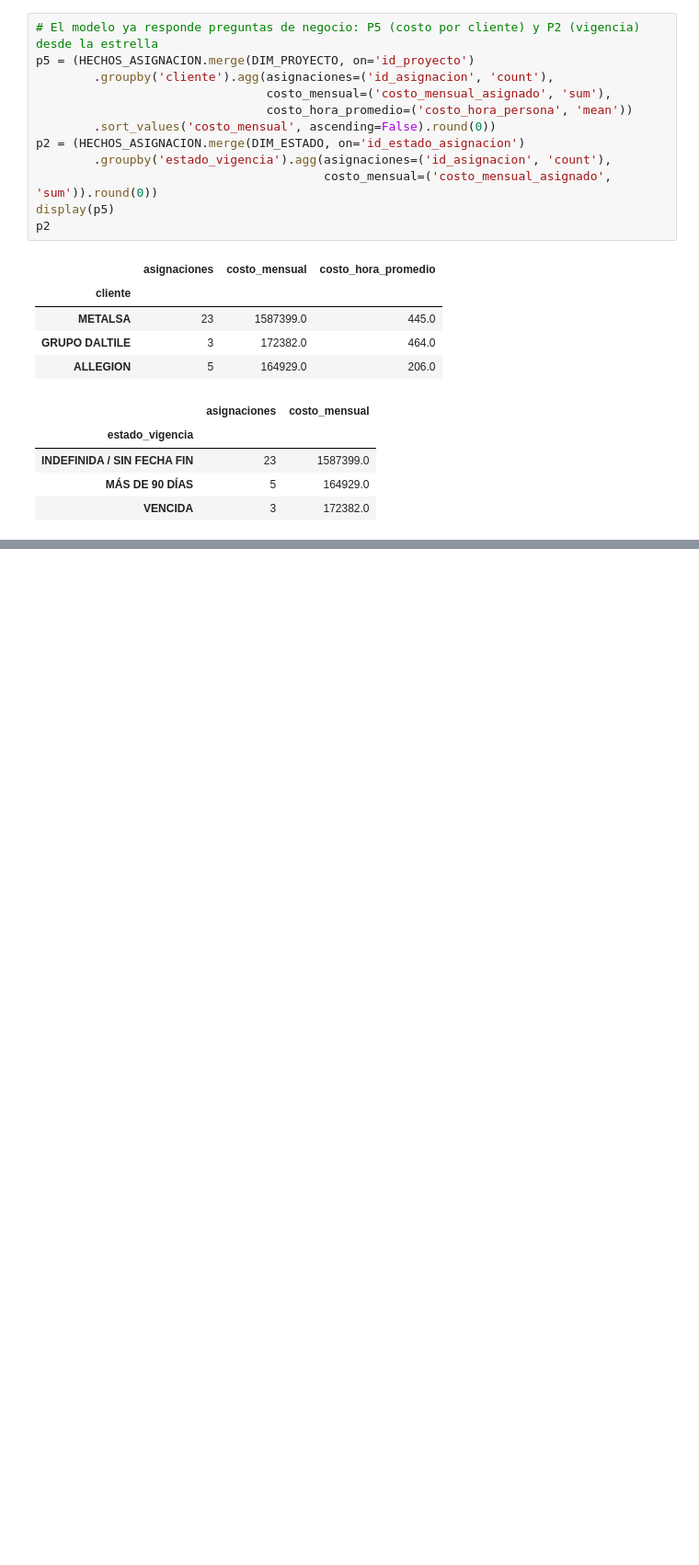
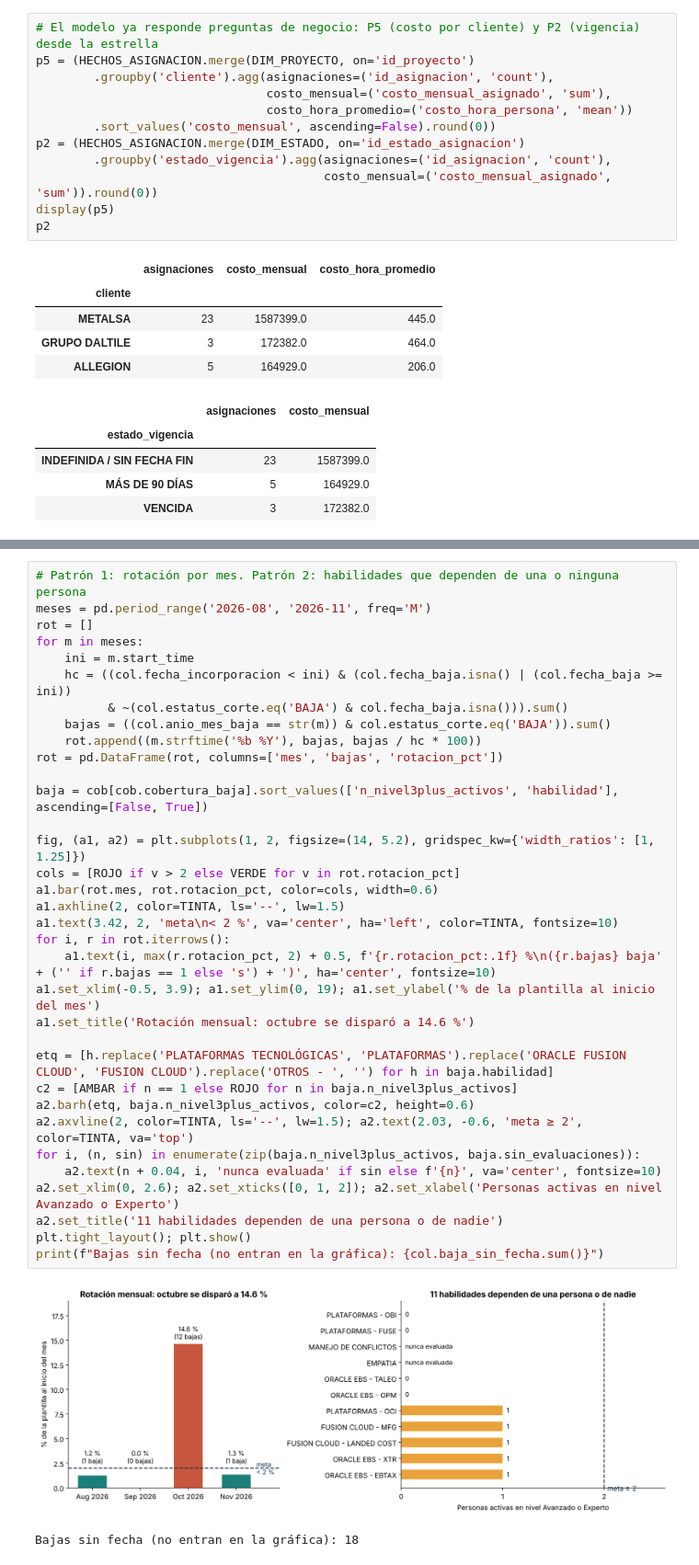
Before and after one commit to Arrazola77/OTC-EDA-Individual-Alexis, a Jupyter notebook: Presentacion_Reto_OTC_Etapas_1a4.ipynb, the cells around one changed output, grey strips where cells are left out. Shown at 92% size. Saved outputs shown, nothing was run; the diff lists cells and outputs as text; blank space fills up the shorter version.

```diff
--- a/Presentacion_Reto_OTC_Etapas_1a4.ipynb
+++ b/Presentacion_Reto_OTC_Etapas_1a4.ipynb
@@ -537,0 +544,37 @@ p2
+# %%
+# Patrón 1: rotación por mes. Patrón 2: habilidades que dependen de una o ninguna persona
+meses = pd.period_range('2026-08', '2026-11', freq='M')
+rot = []
+for m in meses:
+    ini = m.start_time
+    hc = ((col.fecha_incorporacion < ini) & (col.fecha_baja.isna() | (col.fecha_baja >= ini))
+          & ~(col.estatus_corte.eq('BAJA') & col.fecha_baja.isna())).sum()
+    bajas = ((col.anio_mes_baja == str(m)) & col.estatus_corte.eq('BAJA')).sum()
+    rot.append((m.strftime('%b %Y'), bajas, bajas / hc * 100))
+rot = pd.DataFrame(rot, columns=['mes', 'bajas', 'rotacion_pct'])
+
+baja = cob[cob.cobertura_baja].sort_values(['n_nivel3plus_activos', 'habilidad'], ascending=[False, True])
+
+fig, (a1, a2) = plt.subplots(1, 2, figsize=(14, 5.2), gridspec_kw={'width_ratios': [1, 1.25]})
+cols = [ROJO if v > 2 else VERDE for v in rot.rotacion_pct]
+a1.bar(rot.mes, rot.rotacion_pct, color=cols, width=0.6)
+a1.axhline(2, color=TINTA, ls='--', lw=1.5)
+a1.text(3.42, 2, 'meta\n< 2 %', va='center', ha='left', color=TINTA, fontsize=10)
+for i, r in rot.iterrows():
+    a1.text(i, max(r.rotacion_pct, 2) + 0.5, f'{r.rotacion_pct:.1f} %\n({r.bajas} baja' + ('' if r.bajas == 1 else 's') + ')', ha='center', fontsize=10)
+a1.set_xlim(-0.5, 3.9); a1.set_ylim(0, 19); a1.set_ylabel('% de la plantilla al inicio del mes')
+a1.set_title('Rotación mensual: octubre se disparó a 14.6 %')
+
+etq = [h.replace('PLATAFORMAS TECNOLÓGICAS', 'PLATAFORMAS').replace('ORACLE FUSION CLOUD', 'FUSION CLOUD').replace('OTROS - ', '') for h in baja.habilidad]
+c2 = [AMBAR if n == 1 else ROJO for n in baja.n_nivel3plus_activos]
+a2.barh(etq, baja.n_nivel3plus_activos, color=c2, height=0.6)
+a2.axvline(2, color=TINTA, ls='--', lw=1.5); a2.text(2.03, -0.6, 'meta ≥ 2', color=TINTA, va='top')
+for i, (n, sin) in enumerate(zip(baja.n_nivel3plus_activos, baja.sin_evaluaciones)):
+    a2.text(n + 0.04, i, 'nunca evaluada' if sin else f'{n}', va='center', fontsize=10)
+a2.set_xlim(0, 2.6); a2.set_xticks([0, 1, 2]); a2.set_xlabel('Personas activas en nivel Avanzado o Experto')
+a2.set_title('11 habilidades dependen de una persona o de nadie')
+plt.tight_layout(); plt.show()
+print(f"Bajas sin fecha (no entran en la gráfica): {col.baja_sin_fecha.sum()}")
+# %% [output]
+[figure, added]
+Bajas sin fecha (no entran en la gráfica): 18
```
Also changed, not shown: parts of 5 cells of this notebook.
